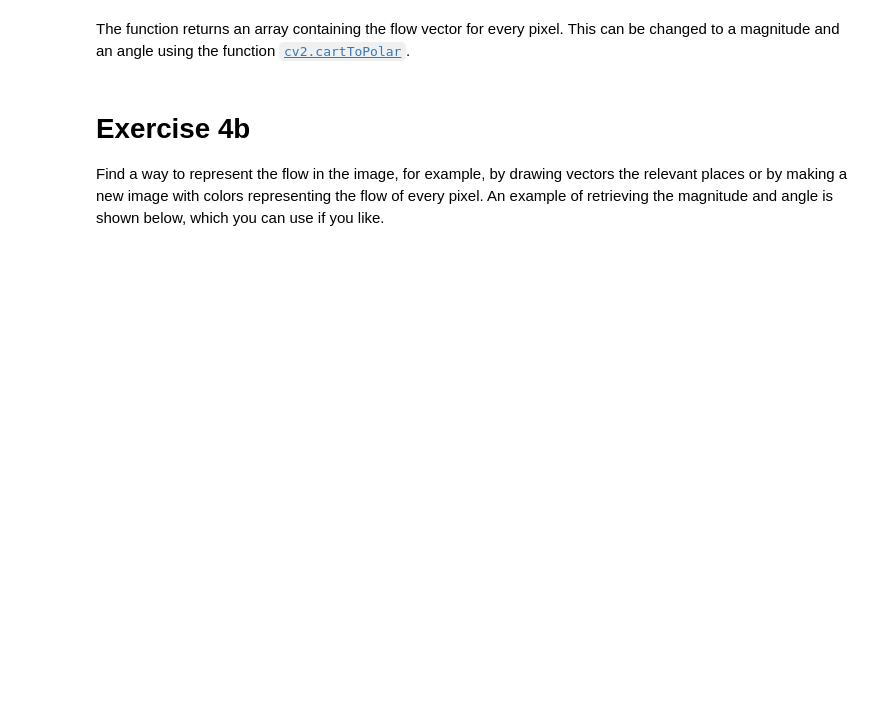
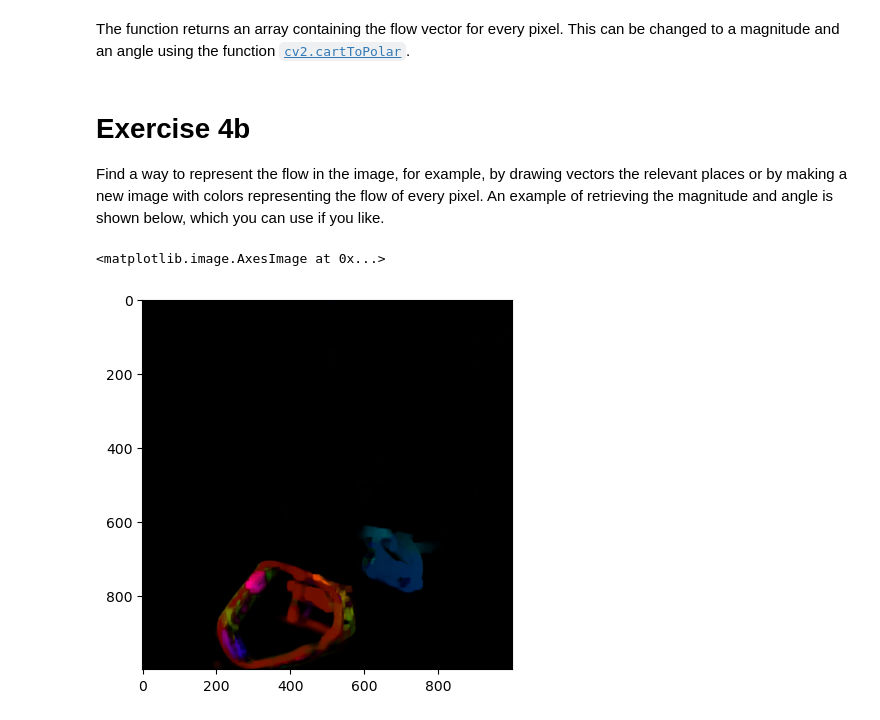
Before and after one commit to dragoselul/Perception-AutonomousSystems, a Jupyter notebook: Dragos-Solutions/Week-2/Exercise 4 - Optical Flow.ipynb, the cells around one changed output. Cells and saved outputs as stored; diff of their text form; code cells hidden in the pictures; blank space fills up the shorter version.

```diff
--- a/Dragos-Solutions/Week-2/Exercise 4 - Optical Flow.ipynb
+++ b/Dragos-Solutions/Week-2/Exercise 4 - Optical Flow.ipynb
@@ -75,0 +114,13 @@ mag, ang = cv2.cartToPolar(flow[:,:,0], flow[:,:,1]) # Retrieving the magnitude
+# %%
+# Visualize flow using HSV colorspace
+hsv = np.zeros((*gray1.shape, 3), dtype=np.uint8)
+hsv[..., 1] = 255
+
+mag, ang = cv2.cartToPolar(flow[..., 0], flow[..., 1])
+hsv[..., 0] = ang * 180 / np.pi / 2  # Direction -> Hue
+hsv[..., 2] = cv2.normalize(mag, None, 0, 255, cv2.NORM_MINMAX)  # Magnitude -> Brightness
+
+plt.imshow(cv2.cvtColor(hsv, cv2.COLOR_HSV2RGB))
+# %% [output]
+<matplotlib.image.AxesImage at 0x...>
+[figure, added]
```
Also changed, not shown: parts of 5 cells of this notebook, 51 other files.
